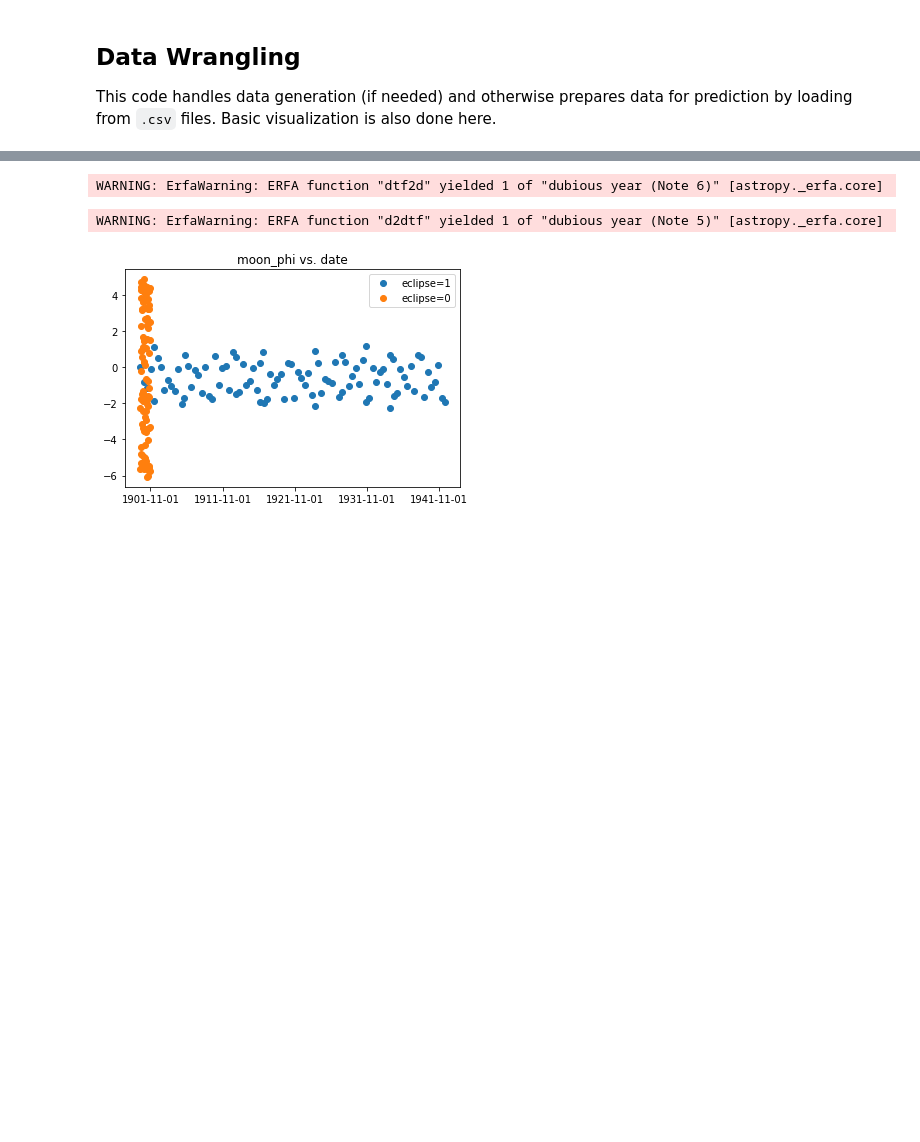
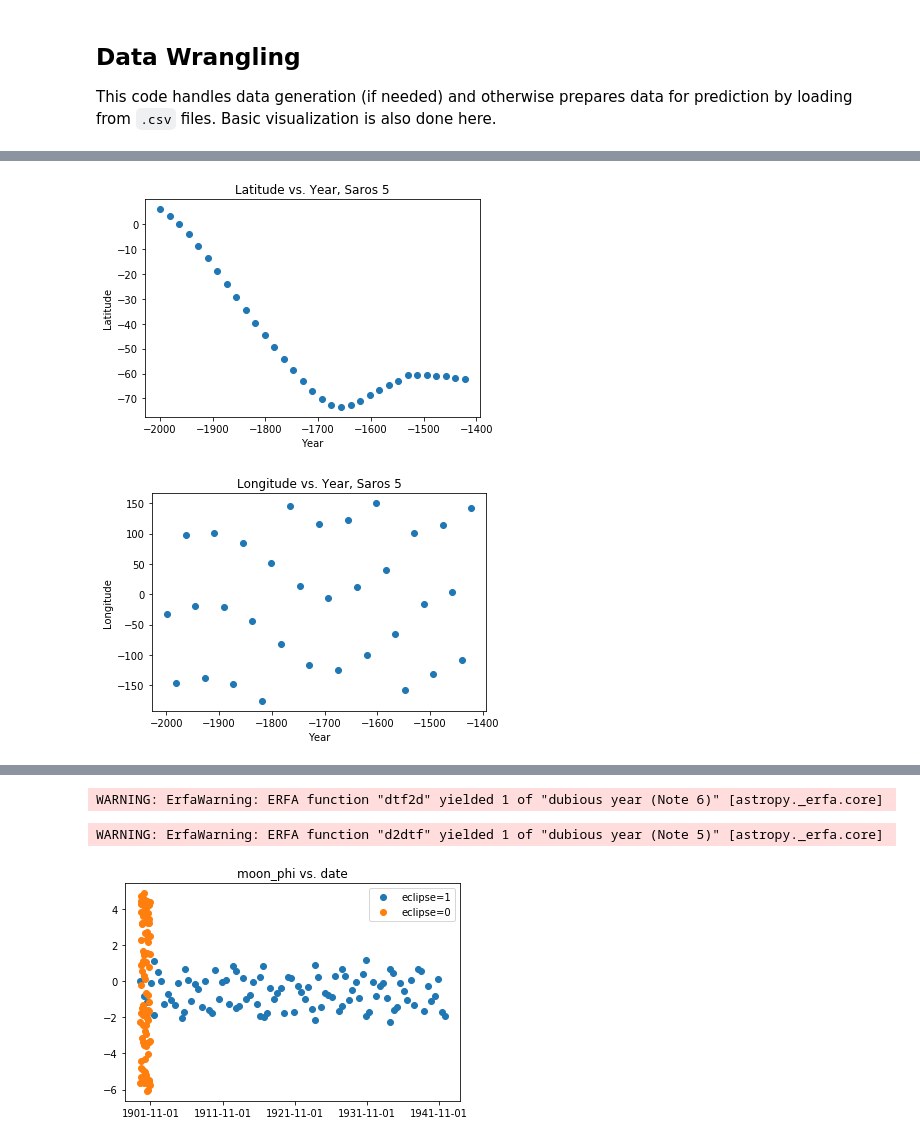
Before and after one commit to Kaahan/skep_project_s_final, a Jupyter notebook: eclipse/predict_eclipse.ipynb, the cells around one changed output, grey strips where cells are left out. Cells and saved outputs as stored; diff of their text form; code cells hidden in the pictures; blank space fills up the shorter version.

```diff
--- a/eclipse/predict_eclipse.ipynb
+++ b/eclipse/predict_eclipse.ipynb
@@ -18,0 +105,20 @@ This code handles data generation (if needed) and otherwise prepares data for pr
+# %%
+def plot_saros(data, n):
+    saros = data[data['Saros Number'] == n]
+    dates = saros['Calendar Date'].str.split().apply(lambda x: int(x[0]))
+
+    plt.xlabel('Year')
+    plt.ylabel('Latitude')
+    plt.title('Latitude vs. Year, Saros %d' % n)
+    plt.scatter(dates, saros['Latitude'])
+    plt.show()
+
+    plt.xlabel('Year')
+    plt.ylabel('Longitude')
+    plt.title('Longitude vs. Year, Saros %d' % n)
+    plt.scatter(dates, saros['Longitude'])
+# %%
+plot_saros(raw_data, 5)
+# %% [output]
+[figure, added]
+[figure, added]
```
Also changed, not shown: parts of 10 cells of this notebook.
